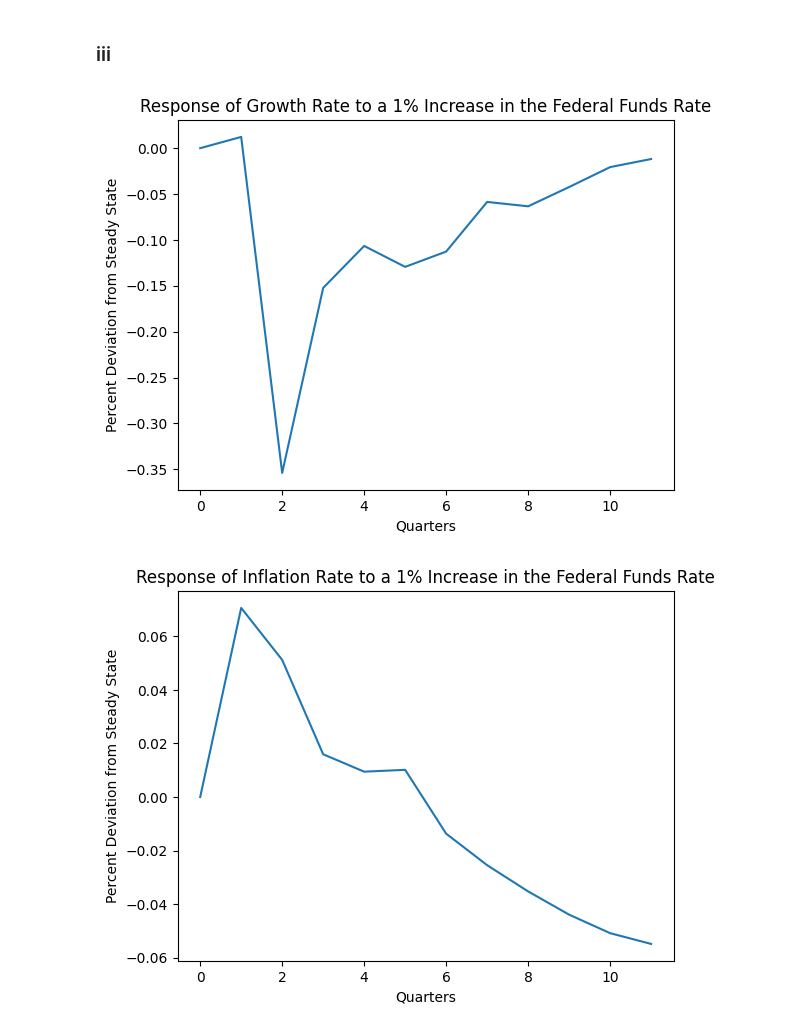
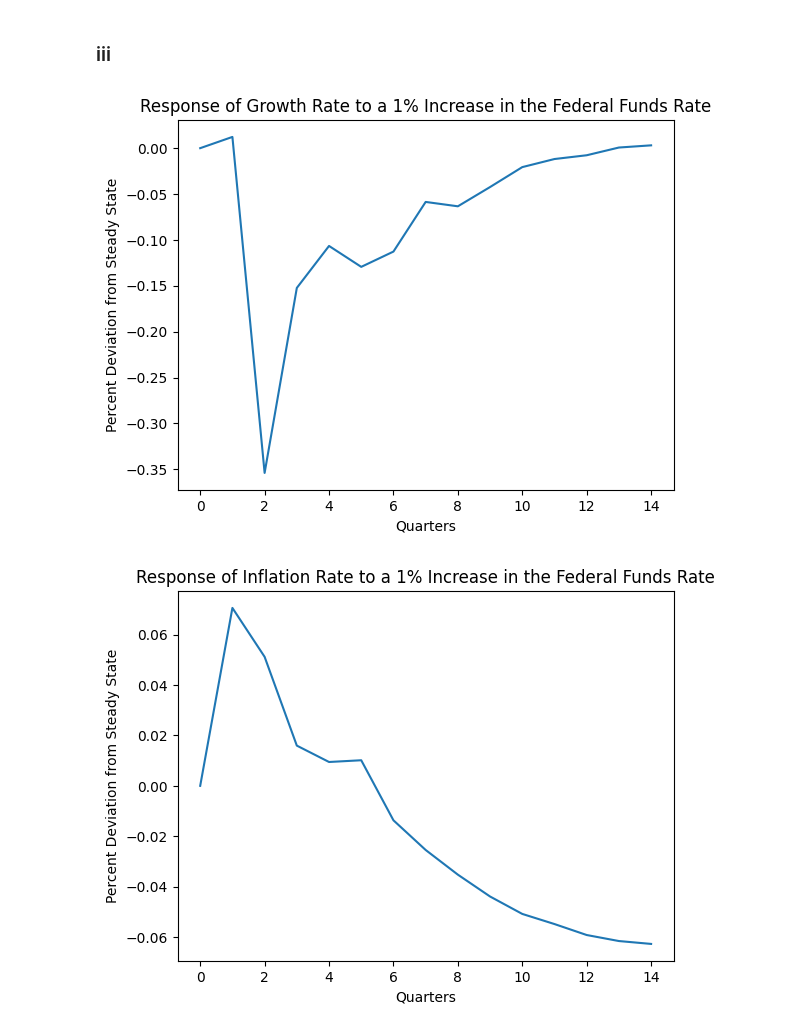
Before and after one commit to sthau/econ-212, a Jupyter notebook: macro_3/macro_3.ipynb, the cells around one changed output. Drawn from its saved outputs; the diff is of its cells as text; code cells hidden in the pictures.

```diff
--- a/macro_3/macro_3.ipynb
+++ b/macro_3/macro_3.ipynb
@@ -116,7 +116,7 @@ X_additional = [(growth_rate[t], inflation_rate[t], total_reserves[t], m2[t] ,fe
 shock = [0,0,0,0,1/sd_ff]
 var_list = ['Growth Rate','Inflation Rate','Log total reserves', 'Log M2', 'Nominal Interest Rate']
 # %%
-plot_var_irf(X_additional, 12, shock, var_list)
+plot_var_irf(X_additional, 15, shock, var_list)
 # %% [output]
-[figure, old version]
+[figure, new version]
-[figure, old version]
+[figure, new version]
```
Also changed, not shown: parts of 4 cells of this notebook.
